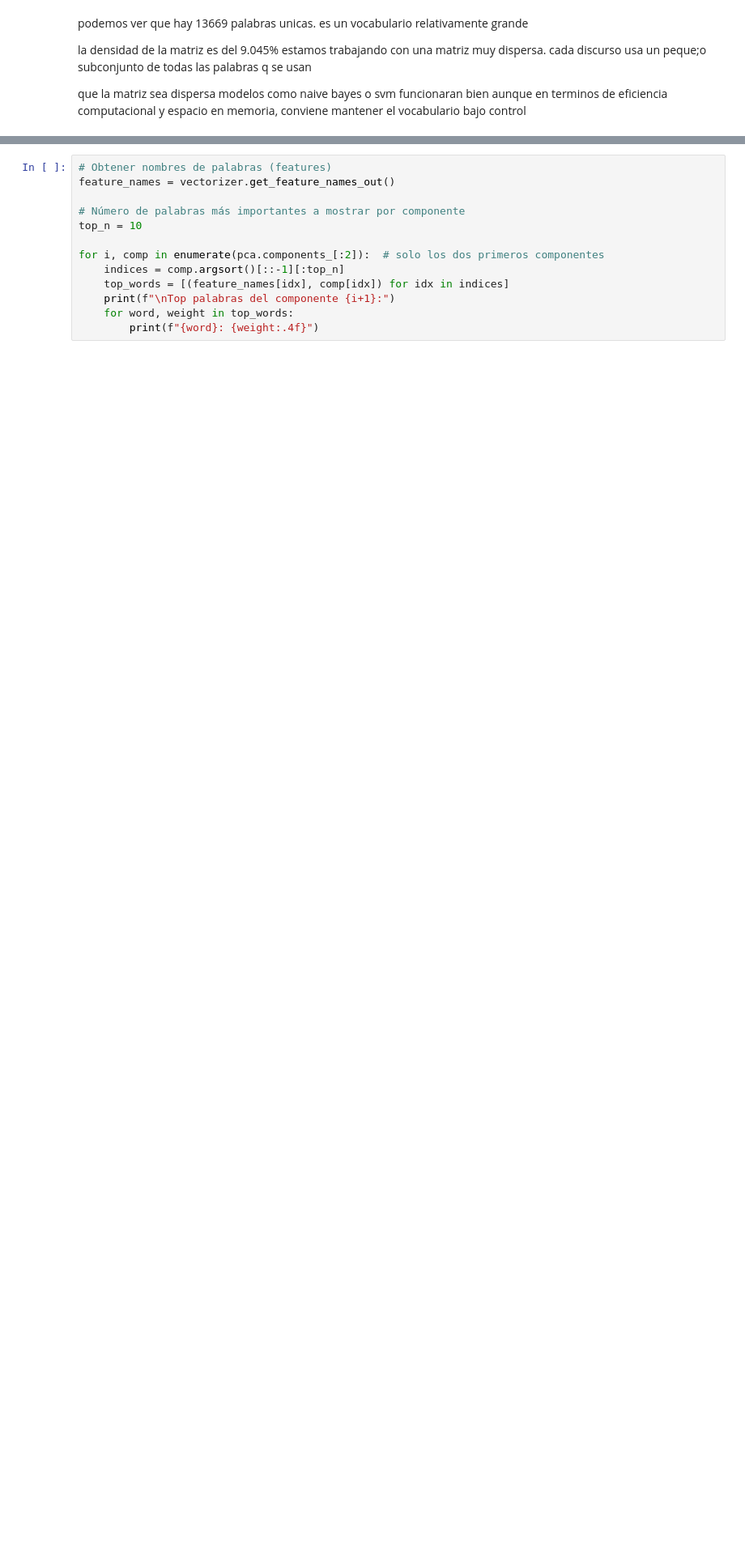
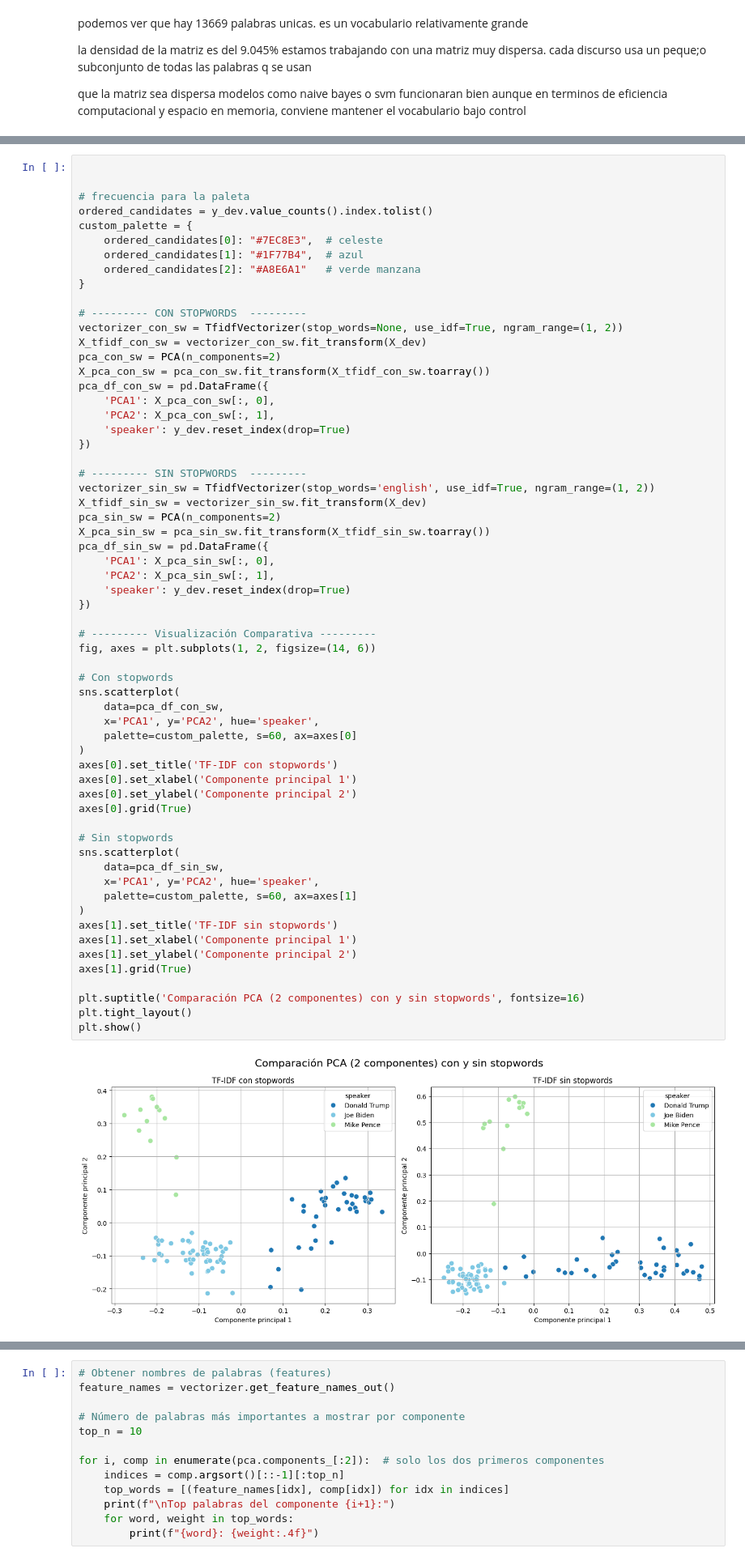
Before and after one commit to Jonathanrr98/ICD-Tarea2, a Jupyter notebook: us2020_propuesta_estudiantes.ipynb, the cells around one changed output, grey strips where cells are left out. Shown at 81% size. Drawn from its saved outputs; the diff is of its cells as text; blank space fills up the shorter version.

```diff
--- a/us2020_propuesta_estudiantes.ipynb
+++ b/us2020_propuesta_estudiantes.ipynb
@@ -440,0 +428,63 @@ plt.show()
+# %%
+
+
+# frecuencia para la paleta
+ordered_candidates = y_dev.value_counts().index.tolist()
+custom_palette = {
+    ordered_candidates[0]: "#7EC8E3",  # celeste
+    ordered_candidates[1]: "#1F77B4",  # azul
+    ordered_candidates[2]: "#A8E6A1"   # verde manzana
+}
+
+# --------- CON STOPWORDS  ---------
+vectorizer_con_sw = TfidfVectorizer(stop_words=None, use_idf=True, ngram_range=(1, 2))
+X_tfidf_con_sw = vectorizer_con_sw.fit_transform(X_dev)
+pca_con_sw = PCA(n_components=2)
+X_pca_con_sw = pca_con_sw.fit_transform(X_tfidf_con_sw.toarray())
+pca_df_con_sw = pd.DataFrame({
+    'PCA1': X_pca_con_sw[:, 0],
+    'PCA2': X_pca_con_sw[:, 1],
+    'speaker': y_dev.reset_index(drop=True)
+})
+
+# --------- SIN STOPWORDS  ---------
+vectorizer_sin_sw = TfidfVectorizer(stop_words='english', use_idf=True, ngram_range=(1, 2))
+X_tfidf_sin_sw = vectorizer_sin_sw.fit_transform(X_dev)
+pca_sin_sw = PCA(n_components=2)
+X_pca_sin_sw = pca_sin_sw.fit_transform(X_tfidf_sin_sw.toarray())
+pca_df_sin_sw = pd.DataFrame({
+    'PCA1': X_pca_sin_sw[:, 0],
+    'PCA2': X_pca_sin_sw[:, 1],
+    'speaker': y_dev.reset_index(drop=True)
+})
+
+# --------- Visualización Comparativa ---------
+fig, axes = plt.subplots(1, 2, figsize=(14, 6))
+
+# Con stopwords
+sns.scatterplot(
+    data=pca_df_con_sw,
+    x='PCA1', y='PCA2', hue='speaker',
+    palette=custom_palette, s=60, ax=axes[0]
+)
+axes[0].set_title('TF-IDF con stopwords')
+axes[0].set_xlabel('Componente principal 1')
+axes[0].set_ylabel('Componente principal 2')
+axes[0].grid(True)
+
+# Sin stopwords
+sns.scatterplot(
+    data=pca_df_sin_sw,
+    x='PCA1', y='PCA2', hue='speaker',
+    palette=custom_palette, s=60, ax=axes[1]
+)
+axes[1].set_title('TF-IDF sin stopwords')
+axes[1].set_xlabel('Componente principal 1')
+axes[1].set_ylabel('Componente principal 2')
+axes[1].grid(True)
+
+plt.suptitle('Comparación PCA (2 componentes) con y sin stopwords', fontsize=16)
+plt.tight_layout()
+plt.show()
+# %% [output]
+[figure, added]
```
Also changed, not shown: parts of 29 cells of this notebook, 1 other file.
